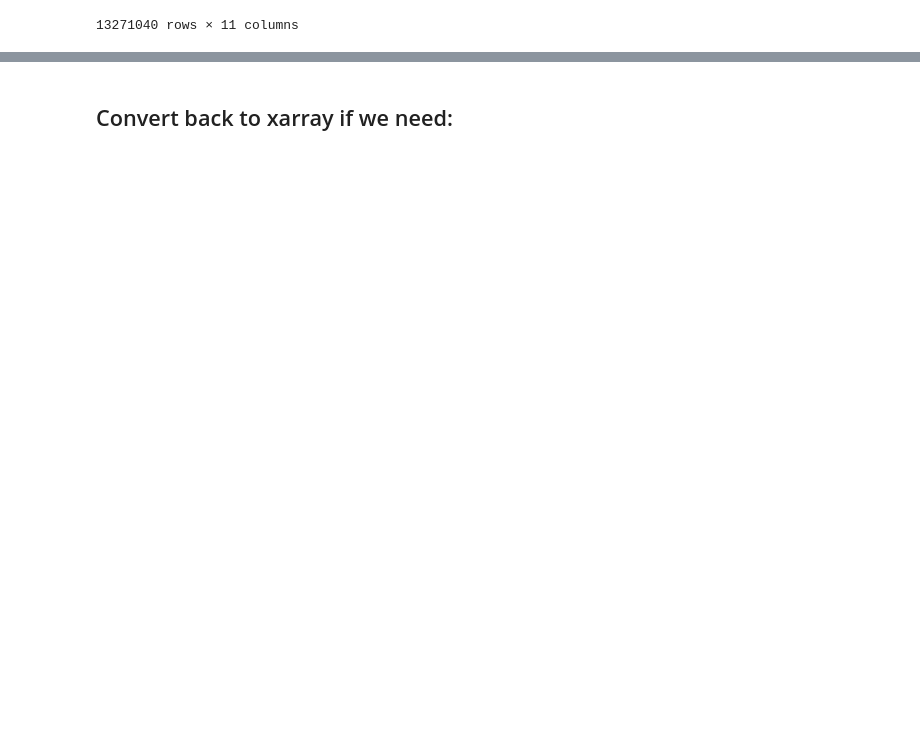
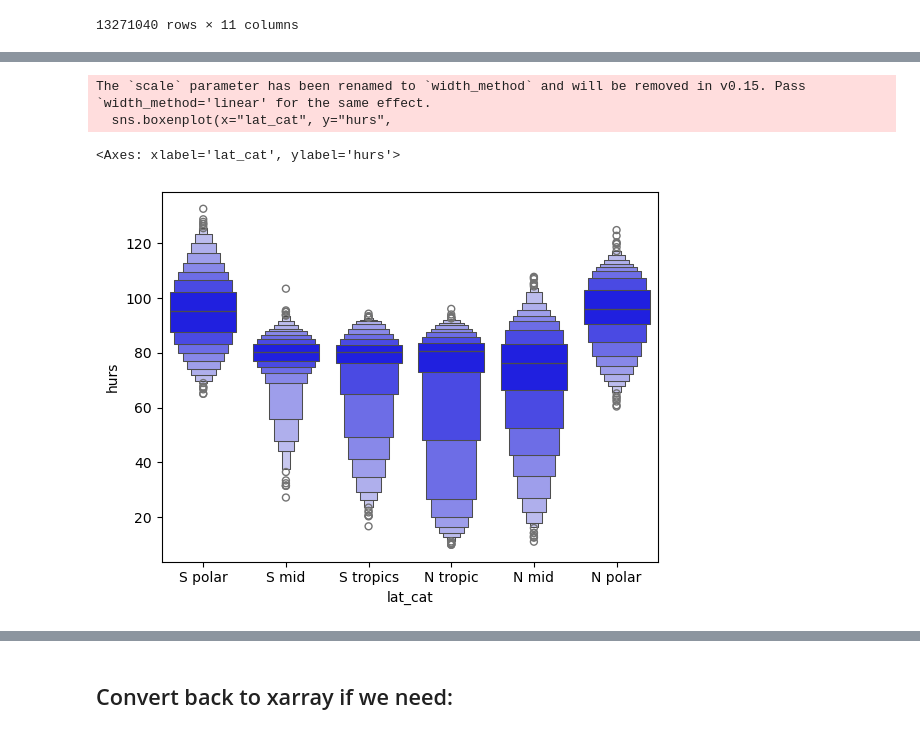
Before and after one commit to MetOs-UiO/eScience2024, a Jupyter notebook: docs/learning/notebooks/some-xarray-pandas-presentation_Sara.ipynb, the cells around one changed output, grey strips where cells are left out. Drawn from its saved outputs; the diff is of its cells as text; code cells hidden in the pictures; blank space fills up the shorter version.

```diff
--- a/docs/learning/notebooks/some-xarray-pandas-presentation_Sara.ipynb
+++ b/docs/learning/notebooks/some-xarray-pandas-presentation_Sara.ipynb
@@ -49,8 +49,9 @@ import pandas as pd
 import datetime
 import seaborn as sns
 # %%
-cat_url = "https://storage.googleapis.com/cmip6/pangeo-cmip6.json"
-cat_url = "/mnt/craas1-ns9989k-geo4992/data/cmip6.json"
+#cat_url = "https://storage.googleapis.com/cmip6/pangeo-cmip6.json"
+#cat_url = "/mnt/craas1-ns9989k-geo4992/data/cmip6.json"
+cat_url = '/mnt/craas1-ns9989k-geo4992/data/catalogs/cmip6.json'
 col = intake.open_esm_datastore(cat_url)
 col
 # %% [output]
@@ -907,7 +933,12 @@ df_ri.groupby('lat_cat').mean()
 # %%
 sns.boxenplot(x="lat_cat", y="hurs",
               color="b",
-              scale="linear", data=df_ri)
+              scale="linear", data=df_ri.sample(n=20000))
+# %% [output]
+The `scale` parameter has been renamed to `width_method` and will be removed in v0.15. Pass `width_method='linear' for the same effect.
+  sns.boxenplot(x="lat_cat", y="hurs",
+<Axes: xlabel='lat_cat', ylabel='hurs'>
+[figure, added]
 # %%
 sns.boxenplot(x="hurs_cat", y="mmrso4",
               color="b",
```
Also changed, not shown: parts of 7 cells of this notebook.
